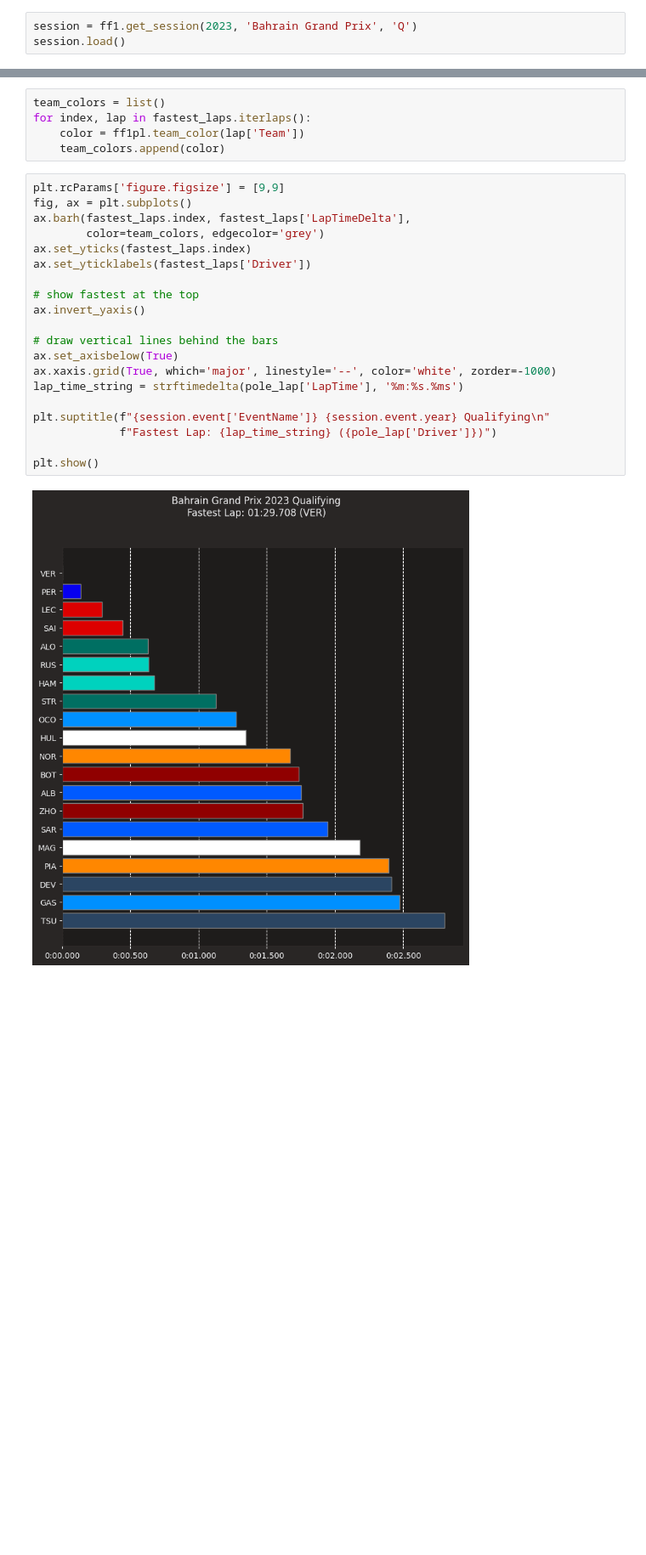
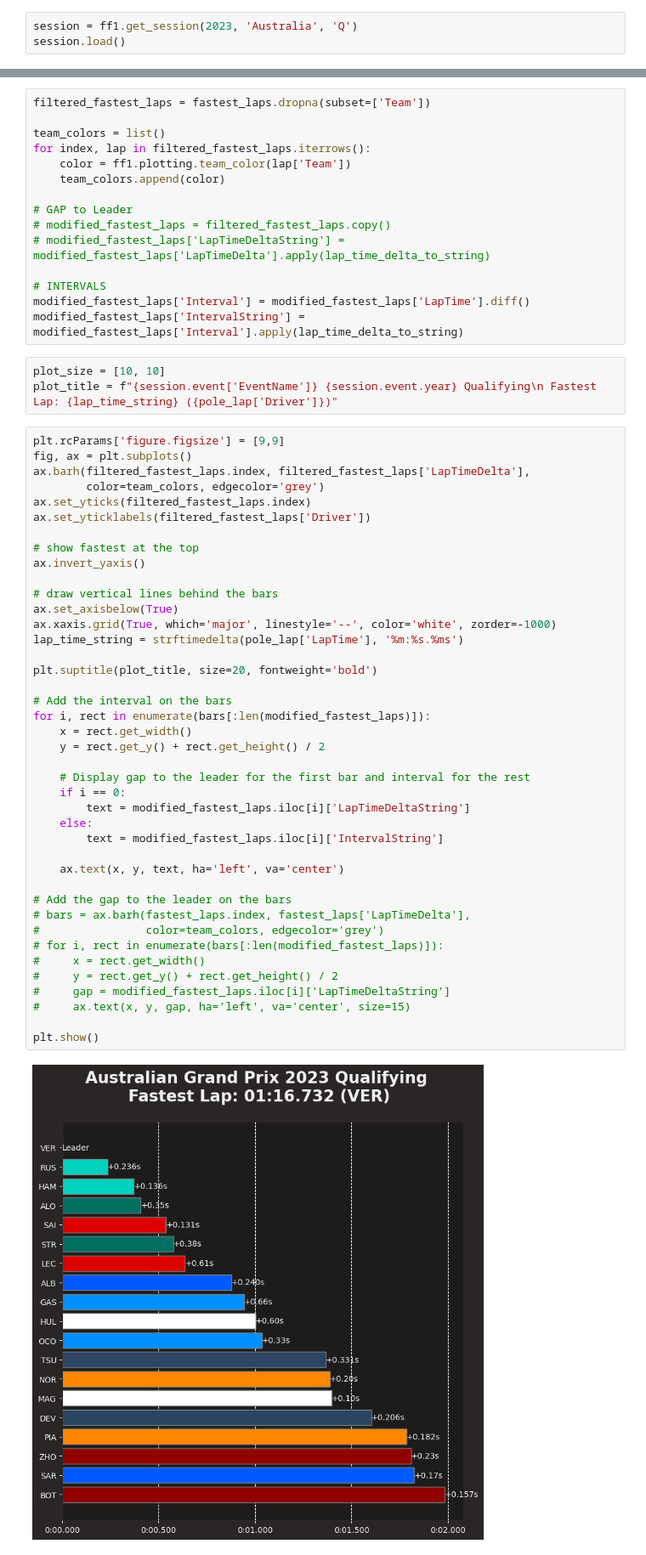
Before and after one commit to RickyRAV/F1DataVisualization, a Jupyter notebook: Default/QualifyingGap.ipynb, the cells around one changed output, grey strips where cells are left out. Shown at 85% size. Saved outputs shown, nothing was run; the diff lists cells and outputs as text; blank space fills up the shorter version.

Commit message:
added quali intervals&gapToLeader

```diff
--- a/Default/QualifyingGap.ipynb
+++ b/Default/QualifyingGap.ipynb
@@ -10,5 +10,5 @@ ff1.Cache.enable_cache('cache')
 ff1pl.setup_mpl(mpl_timedelta_support=True, misc_mpl_mods=False)
 # %%
-session = ff1.get_session(2023, 'Bahrain Grand Prix', 'Q')
+session = ff1.get_session(2023, 'Australia', 'Q')
 session.load()
 # %% [output]
@@ -61,27 +64,61 @@ print(fastest_laps[['Driver', 'LapTime', 'LapTimeDelta']])
 # %%
+filtered_fastest_laps = fastest_laps.dropna(subset=['Team'])
+
 team_colors = list()
-for index, lap in fastest_laps.iterlaps():
-    color = ff1pl.team_color(lap['Team'])
+for index, lap in filtered_fastest_laps.iterrows():
+    color = ff1.plotting.team_color(lap['Team'])
     team_colors.append(color)
+
+# GAP to Leader
+# modified_fastest_laps = filtered_fastest_laps.copy()
+# modified_fastest_laps['LapTimeDeltaString'] = modified_fastest_laps['LapTimeDelta'].apply(lap_time_delta_to_string)
+
+# INTERVALS
+modified_fastest_laps['Interval'] = modified_fastest_laps['LapTime'].diff()
+modified_fastest_laps['IntervalString'] = modified_fastest_laps['Interval'].apply(lap_time_delta_to_string)
+# %%
+plot_size = [10, 10]
+plot_title = f"{session.event['EventName']} {session.event.year} Qualifying\n Fastest Lap: {lap_time_string} ({pole_lap['Driver']})"
 # %%
 plt.rcParams['figure.figsize'] = [9,9]
 fig, ax = plt.subplots()
-ax.barh(fastest_laps.index, fastest_laps['LapTimeDelta'],
+ax.barh(filtered_fastest_laps.index, filtered_fastest_laps['LapTimeDelta'],
         color=team_colors, edgecolor='grey')
-ax.set_yticks(fastest_laps.index)
-ax.set_yticklabels(fastest_laps['Driver'])
+ax.set_yticks(filtered_fastest_laps.index)
+ax.set_yticklabels(filtered_fastest_laps['Driver'])
 
 # show fastest at the top
 ax.invert_yaxis()
 
 # draw vertical lines behind the bars
 ax.set_axisbelow(True)
 ax.xaxis.grid(True, which='major', linestyle='--', color='white', zorder=-1000)
 lap_time_string = strftimedelta(pole_lap['LapTime'], '%m:%s.%ms')
 
-plt.suptitle(f"{session.event['EventName']} {session.event.year} Qualifying\n"
-             f"Fastest Lap: {lap_time_string} ({pole_lap['Driver']})")
+plt.suptitle(plot_title, size=20, fontweight='bold')
+
+# Add the interval on the bars
+for i, rect in enumerate(bars[:len(modified_fastest_laps)]):
+    x = rect.get_width()
+    y = rect.get_y() + rect.get_height() / 2
+
+    # Display gap to the leader for the first bar and interval for the rest
+    if i == 0:
+        text = modified_fastest_laps.iloc[i]['LapTimeDeltaString']
+    else:
+        text = modified_fastest_laps.iloc[i]['IntervalString']
+
+    ax.text(x, y, text, ha='left', va='center')
+
+# Add the gap to the leader on the bars
+# bars = ax.barh(fastest_laps.index, fastest_laps['LapTimeDelta'],
+#                color=team_colors, edgecolor='grey')
+# for i, rect in enumerate(bars[:len(modified_fastest_laps)]):
+#     x = rect.get_width()
+#     y = rect.get_y() + rect.get_height() / 2
+#     gap = modified_fastest_laps.iloc[i]['LapTimeDeltaString']
+#     ax.text(x, y, gap, ha='left', va='center', size=15)
 
 plt.show()
 # %% [output]
-[figure, old version]
+[figure, new version]
```
Also changed, not shown: parts of 5 cells of this notebook, 1 other file.
